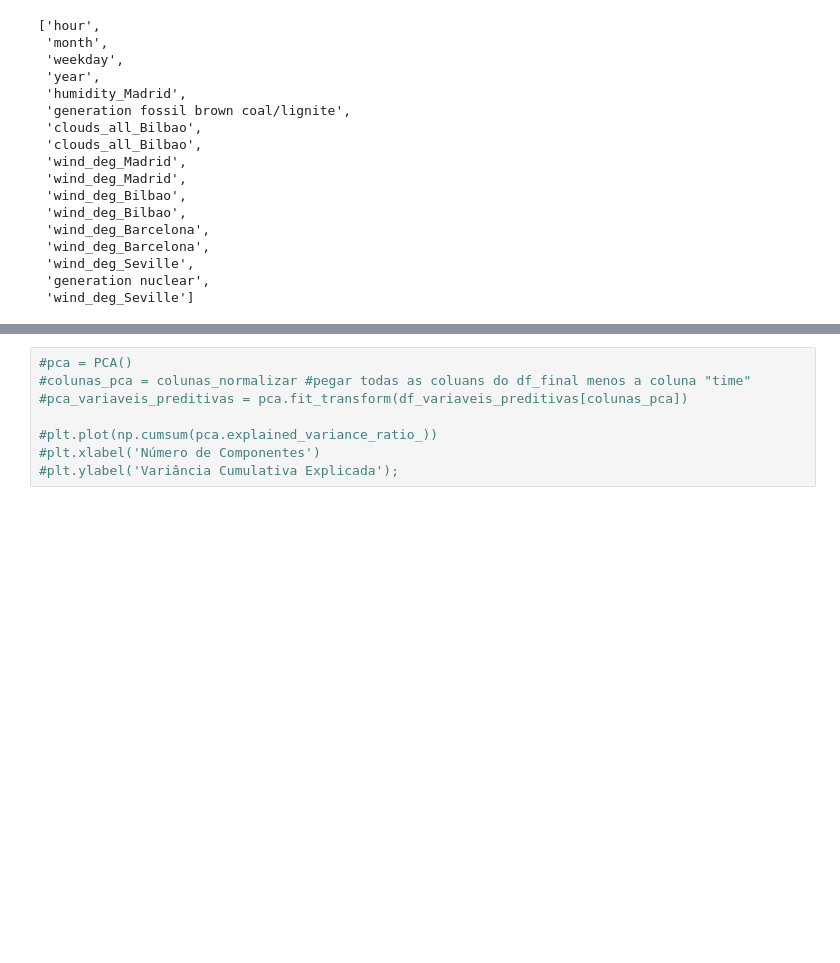
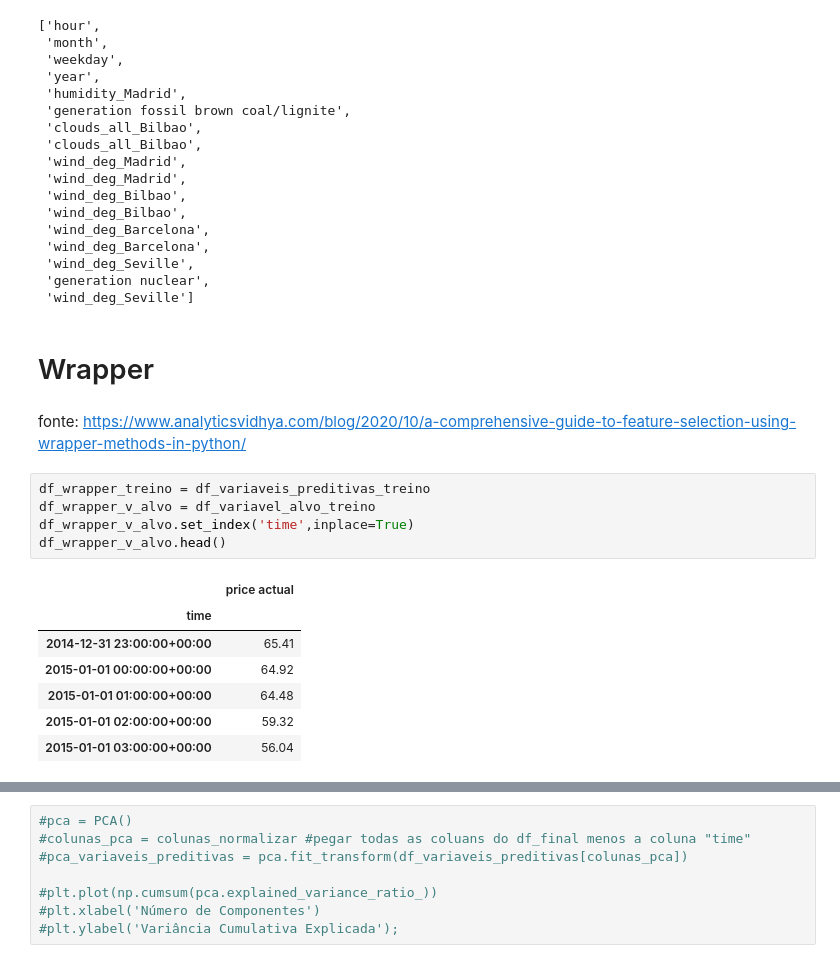
Before and after one commit to secretaria-ICA/Previsao_do_Preco_de_Energia, a Jupyter notebook: TCC_Energia.ipynb, the cells around one changed output, grey strips where cells are left out. Drawn from its saved outputs; the diff is of its cells as text; blank space fills up the shorter version.

Commit message:
Problema Wrapper

```diff
--- a/TCC_Energia.ipynb
+++ b/TCC_Energia.ipynb
@@ -1326,3 +1326,20 @@ most_important_names
  'wind_deg_Seville',
  'generation nuclear',
  'wind_deg_Seville']
+# %% [markdown]
+# Wrapper
+# %% [markdown]
+fonte: https://www.analyticsvidhya.com/blog/2020/10/a-comprehensive-guide-to-feature-selection-using-wrapper-methods-in-python/
+# %%
+df_wrapper_treino = df_variaveis_preditivas_treino
+df_wrapper_v_alvo = df_variavel_alvo_treino
+df_wrapper_v_alvo.set_index('time',inplace=True)
+df_wrapper_v_alvo.head()
+# %% [output]
+|  | price actual |
+| time |  |
+| 2014-12-31 23:00:00+00:00 | 65.41 |
+| 2015-01-01 00:00:00+00:00 | 64.92 |
+| 2015-01-01 01:00:00+00:00 | 64.48 |
+| 2015-01-01 02:00:00+00:00 | 59.32 |
+| 2015-01-01 03:00:00+00:00 | 56.04 |
```
Also changed, not shown: parts of 3 cells of this notebook.
